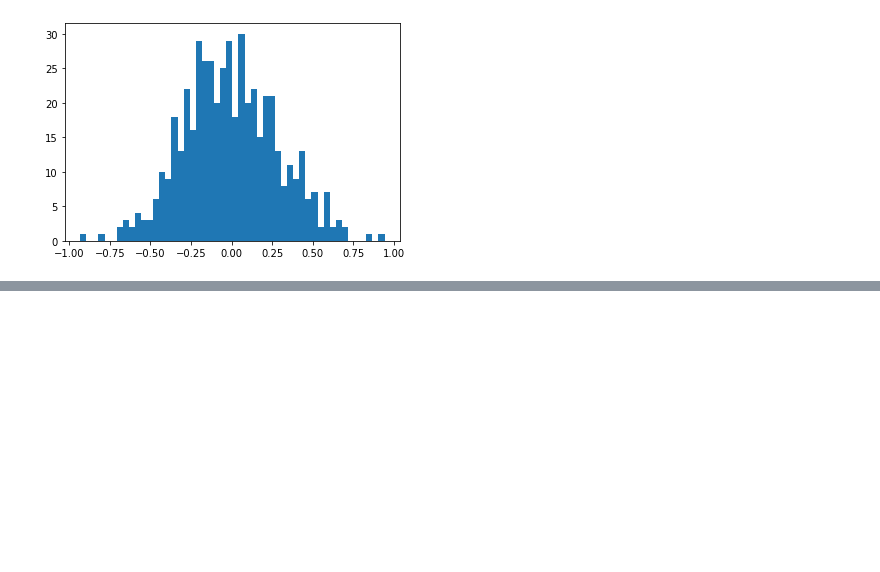
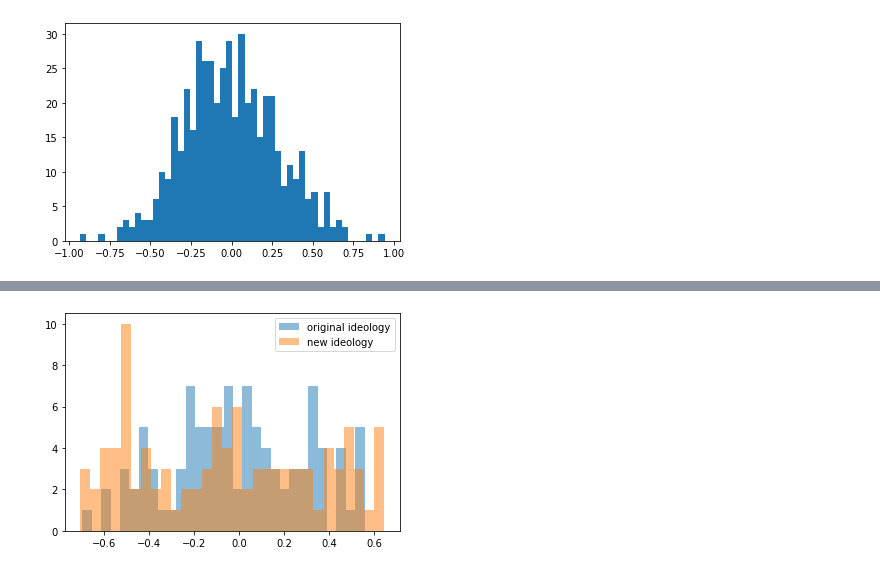
Before and after one commit to danielkwonwu/bias-mitigation-reverse-recommendation, a Jupyter notebook: HW518A-Project (Ivan).ipynb, the cells around one changed output, grey strips where cells are left out. Saved outputs shown, nothing was run; the diff lists cells and outputs as text; code cells hidden in the pictures; blank space fills up the shorter version.

```diff
--- a/HW518A-Project (Ivan).ipynb
+++ b/HW518A-Project (Ivan).ipynb
@@ -177,3 +176,38 @@ def recommend_n_by_user_post (posts, users, n):
             new_result.append(result[i])
         recommended_posts[user] = new_result
     return recommended_posts
+# %%
+#def run_simulation(num_iterations):
+num_iterations = 100
+
+# Generate users for the simulation
+users_list = create_n_users(100)
+
+original_user_ideology_list = []
+for user in users_list:
+    original_user_ideology_list.append(user.ideology)
+
+recommended_posts = {}
+for i in range(num_iterations):
+    # Generate posts for this iteration based on list of users
+    posts_list = create_posts(users_list)
+    # Recommend posts to each user
+    recommended_posts = recommend_n_by_user_post(posts_list, users_list, 5)
+
+    new_user_ideology_list = []
+    for j in range(len(users_list)):
+        for recommended_post in recommended_posts[j]:
+            users_list[j].ideology = influence(users_list[j], recommended_post)
+
+        new_user_ideology_list.append(users_list[j].ideology)
+
+#return recommended_posts
+#recommended_posts = run_simulation(100)
+# %%
+#bins = np.linspace(-1, 1, 100)
+plt.hist(original_user_ideology_list, 30, alpha=0.5, label='original ideology')
+plt.hist(new_user_ideology_list, 30, alpha=0.5, label='new ideology')
+plt.legend(loc='upper right')
+plt.show()
+# %% [output]
+[figure, added]
```
Also changed, not shown: parts of 2 cells of this notebook.
